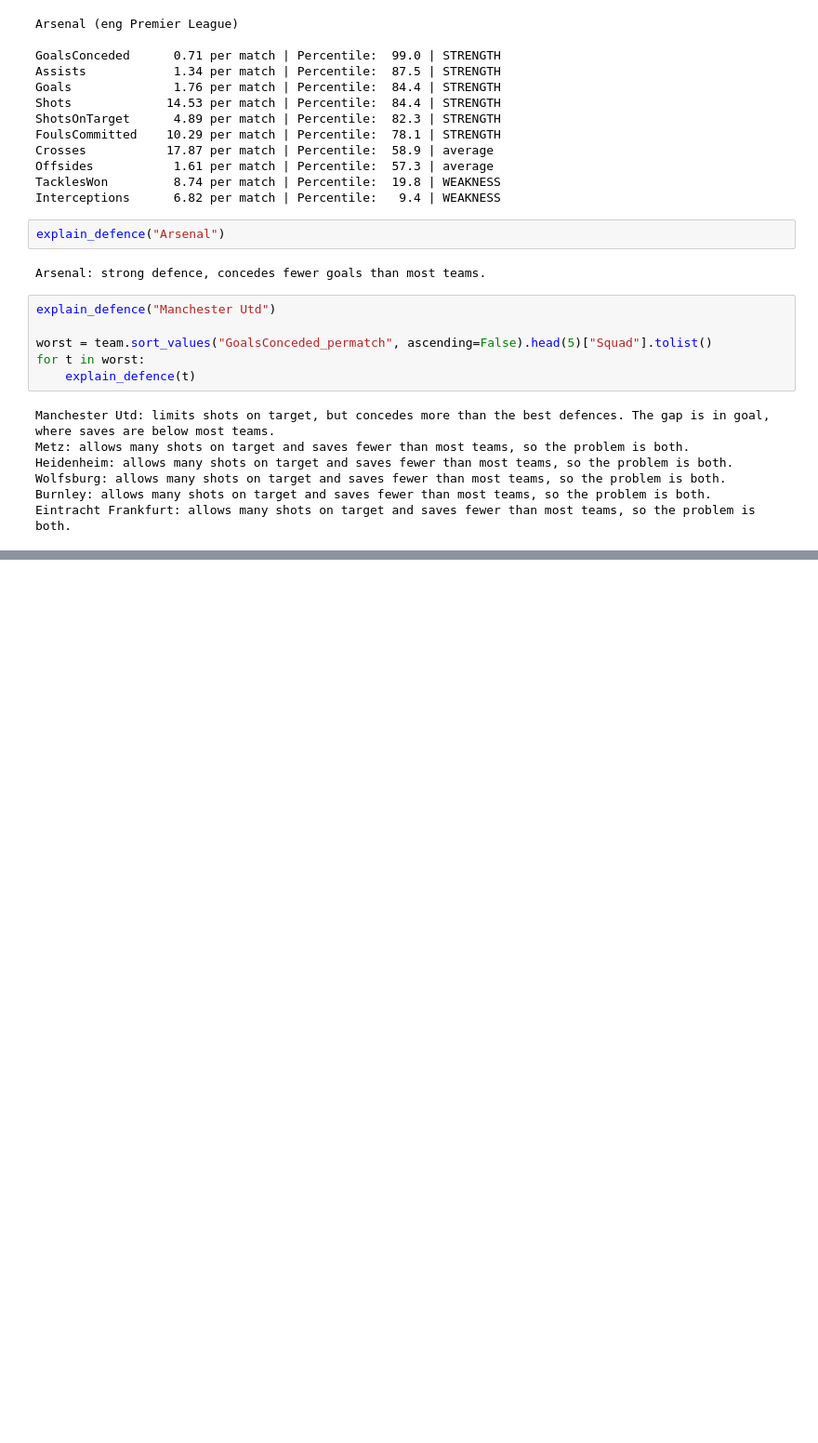
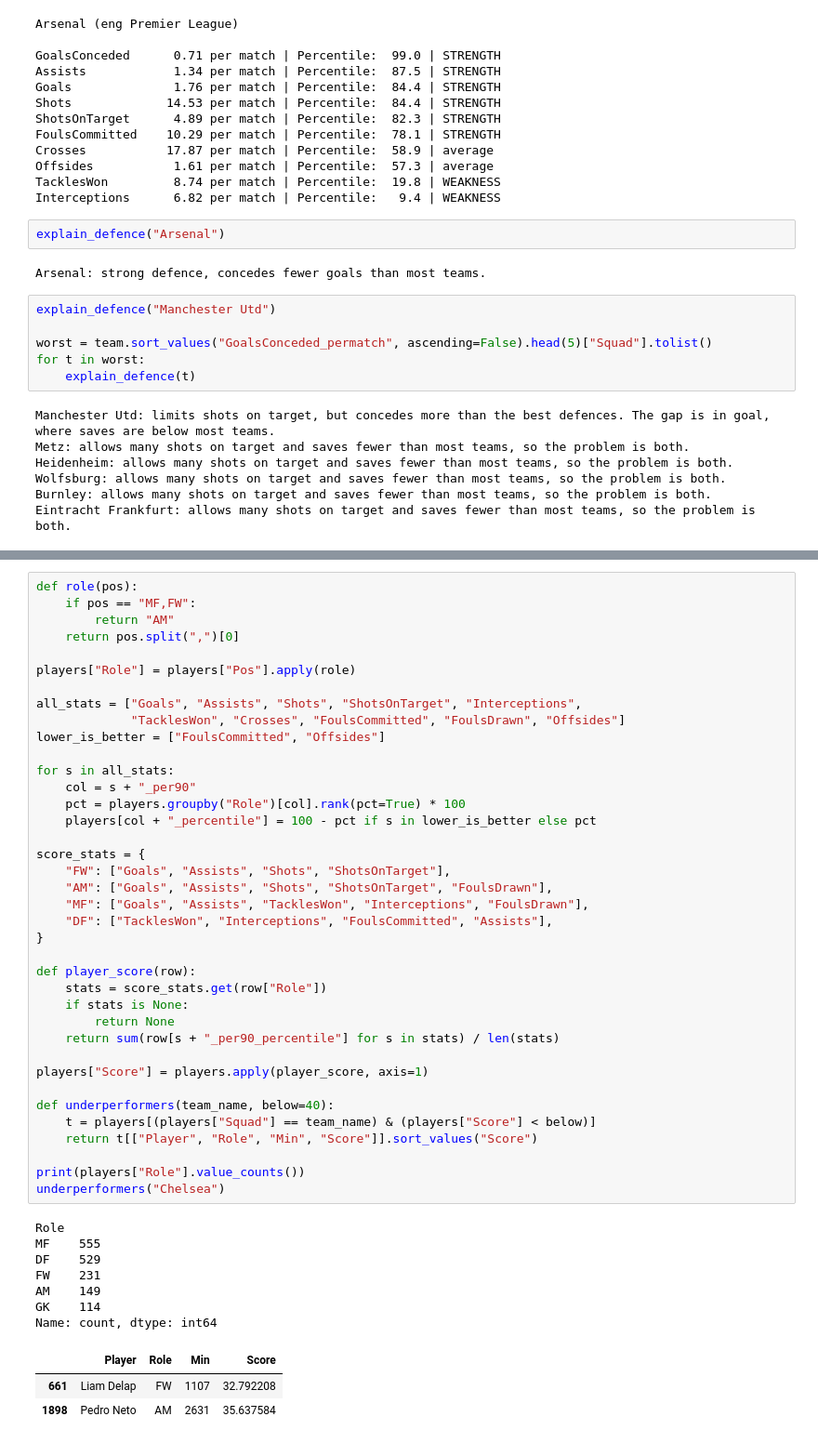
Before and after one commit to TamukaTom/We-need-players, a Jupyter notebook: explore.ipynb, the cells around one changed output, grey strips where cells are left out. Shown at 93% size. Drawn from its saved outputs; the diff is of its cells as text; blank space fills up the shorter version.

```diff
--- a/explore.ipynb
+++ b/explore.ipynb
@@ -405,0 +461,49 @@ Teams missing keeper data: 0
+# %%
+def role(pos):
+    if pos == "MF,FW":
+        return "AM"
+    return pos.split(",")[0]
+
+players["Role"] = players["Pos"].apply(role)
+
+all_stats = ["Goals", "Assists", "Shots", "ShotsOnTarget", "Interceptions",
+             "TacklesWon", "Crosses", "FoulsCommitted", "FoulsDrawn", "Offsides"]
+lower_is_better = ["FoulsCommitted", "Offsides"]
+
+for s in all_stats:
+    col = s + "_per90"
+    pct = players.groupby("Role")[col].rank(pct=True) * 100
+    players[col + "_percentile"] = 100 - pct if s in lower_is_better else pct
+
+score_stats = {
+    "FW": ["Goals", "Assists", "Shots", "ShotsOnTarget"],
+    "AM": ["Goals", "Assists", "Shots", "ShotsOnTarget", "FoulsDrawn"],
+    "MF": ["Goals", "Assists", "TacklesWon", "Interceptions", "FoulsDrawn"],
+    "DF": ["TacklesWon", "Interceptions", "FoulsCommitted", "Assists"],
+}
+
+def player_score(row):
+    stats = score_stats.get(row["Role"])
+    if stats is None:
+        return None
+    return sum(row[s + "_per90_percentile"] for s in stats) / len(stats)
+
+players["Score"] = players.apply(player_score, axis=1)
+
+def underperformers(team_name, below=40):
+    t = players[(players["Squad"] == team_name) & (players["Score"] < below)]
+    return t[["Player", "Role", "Min", "Score"]].sort_values("Score")
+
+print(players["Role"].value_counts())
+underperformers("Chelsea")
+# %% [output]
+Role
+MF    555
+DF    529
+FW    231
+AM    149
+GK    114
+Name: count, dtype: int64
+|  | Player | Role | Min | Score |
+| 661 | Liam Delap | FW | 1107 | 32.792208 |
+| 1898 | Pedro Neto | AM | 2631 | 35.637584 |
```
Also changed, not shown: parts of 6 cells of this notebook.
